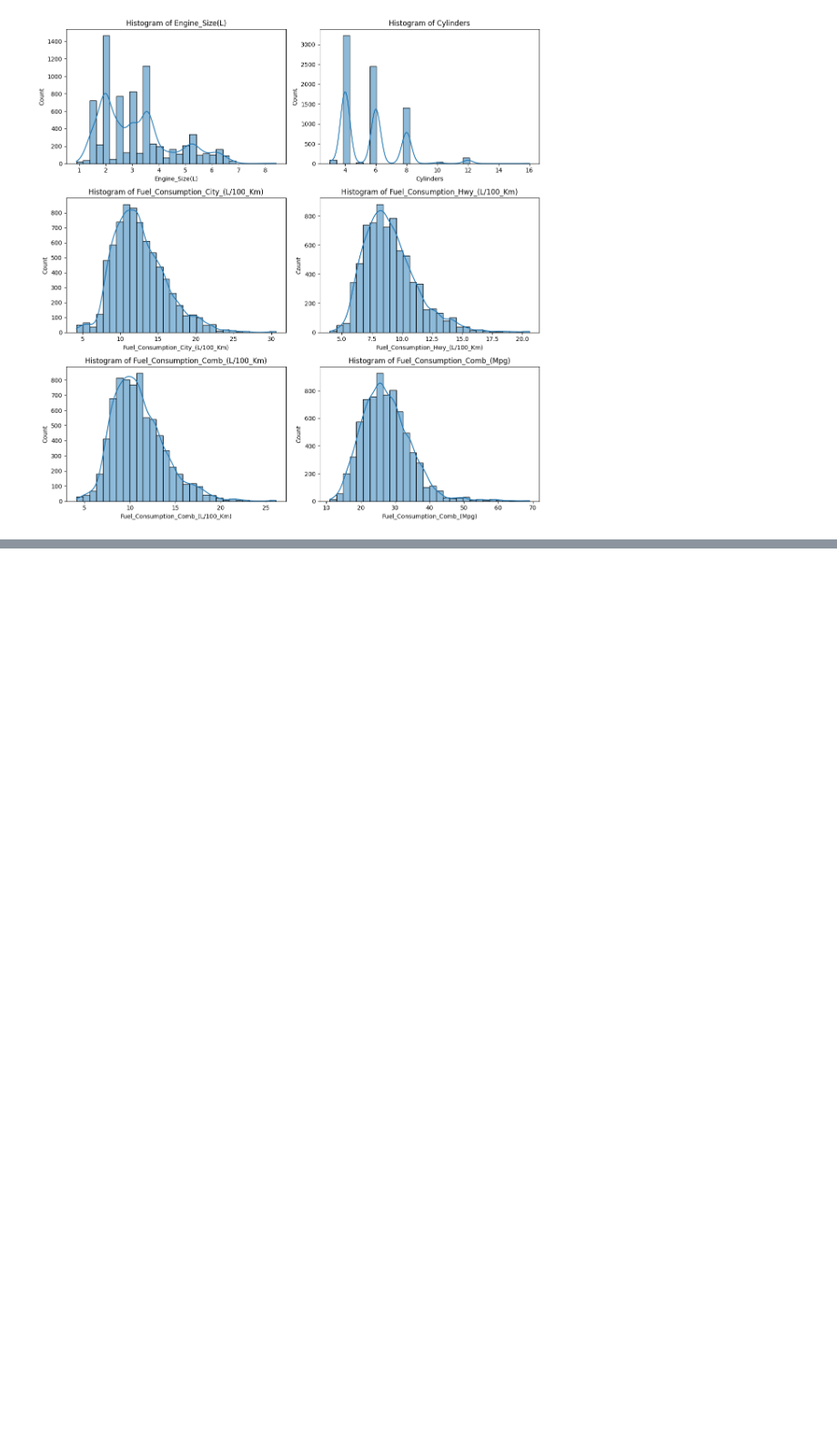
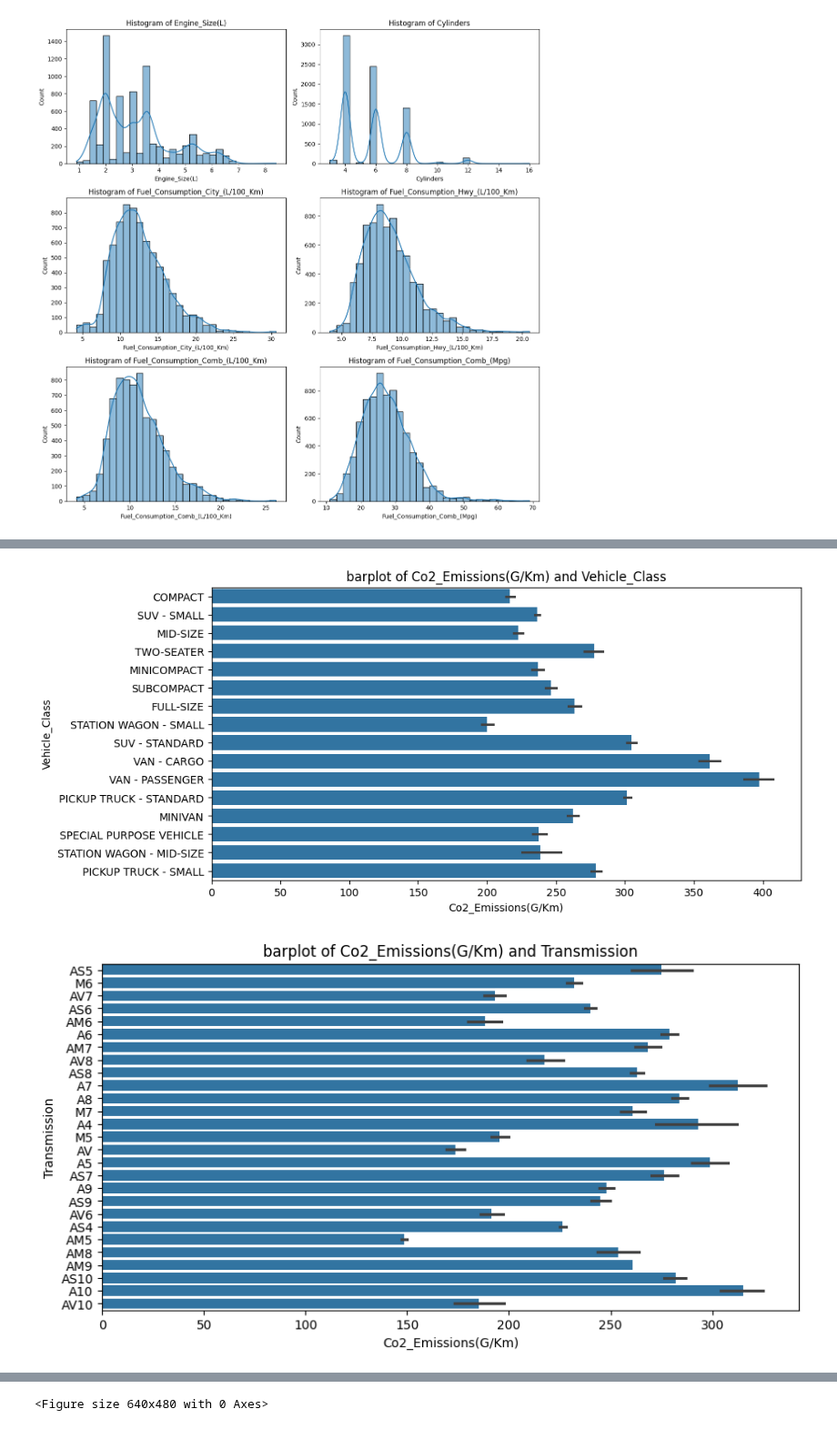
Before and after one commit to aryangaikwadgit/vehicle_co2_emission, a Jupyter notebook: notebooks/EDA.ipynb, the cells around one changed output, grey strips where cells are left out. Shown at 91% size. Cells and saved outputs as stored; diff of their text form; code cells hidden in the pictures; blank space fills up the shorter version.

```diff
--- a/notebooks/EDA.ipynb
+++ b/notebooks/EDA.ipynb
@@ -167,5 +168,7 @@ statistical_analysis(df[numerical_features]).sort_values(by = "mean")
 | Fuel_Consumption_City_(L/100_Km) | 12.556534 | 12.1 | 10.8 | 12.251919 | 3.500274 | 0.809005 |
 | Fuel_Consumption_Comb_(Mpg) | 27.481652 | 27.0 | 25.0 | 52.300076 | 7.231879 | 0.977034 |
 # %%
-numerical_features_df["Cylinders"].unique()
+# target feature
+target = "Co2_Emissions(G/Km)"
+statistical_analysis(df[[target]])
 # %% [output]
@@ -209 +228,11 @@ plt.tight_layout()
 <Figure size 640x480 with 0 Axes>
+# %%
+for x in categorical_feature:
+    plt.figure(figsize=(10,5))
+    sns.barplot(y=df[x],x=df[target])
+    plt.title(f"barplot of {target} and {x}")
+    plt.show()
+plt.tight_layout()
+# %% [output]
+[figure, added]
+[figure, added]
@@ -209,0 +240 @@ plt.tight_layout()
+<Figure size 640x480 with 0 Axes>
```
Also changed, not shown: parts of 17 cells of this notebook, 3 other files.
